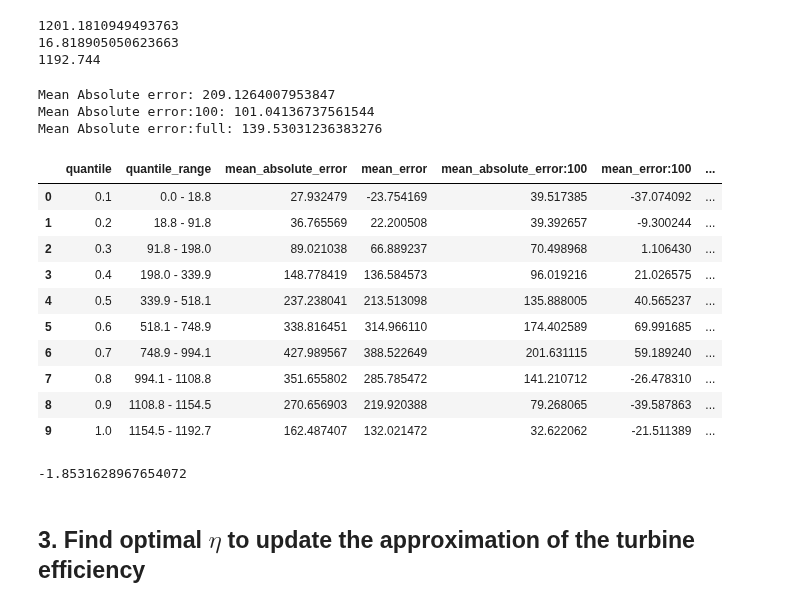
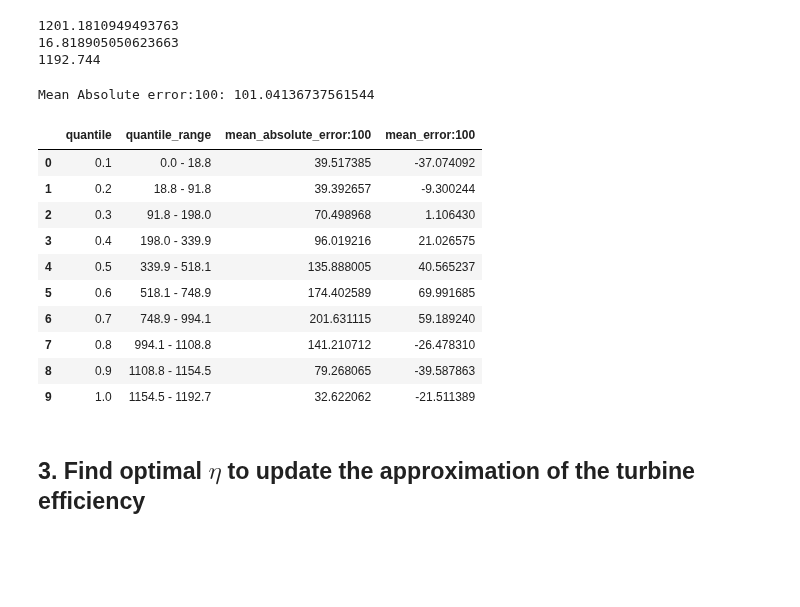
Before and after one commit to P-AEL/Energy_production_price_prediction, a Jupyter notebook: Generation_forecast/Wind_forecast/wind_foreacst_math_ml_model.ipynb, the cells around one changed output. Drawn from its saved outputs; the diff is of its cells as text; code cells hidden in the pictures; blank space fills up the shorter version.

```diff
--- a/Generation_forecast/Wind_forecast/wind_foreacst_math_ml_model.ipynb
+++ b/Generation_forecast/Wind_forecast/wind_foreacst_math_ml_model.ipynb
@@ -12,7 +12,7 @@ warnings.filterwarnings("ignore", category=DeprecationWarning)
 # Read the CSV file
 df_wind = pd.read_csv(os.path.join(os.getcwd(), '..', 'data', 'wind2.csv'))
 
-df_wind = df_wind.drop(columns=['SS_Price', 'boa_MWh', 'DA_Price', 'Wind_MWh_credit', 'dtm'])
+df_wind = df_wind.drop(columns=['SS_Price', 'boa_MWh', 'DA_Price', 'Wind_MWh_credit', 'dtm', 'MIP'])
 df_wind['reference_time'] = pd.to_datetime(df_wind['reference_time'])
 df_wind['valid_time'] = pd.to_datetime(df_wind['valid_time'])
 df_latest = df_wind.groupby('valid_time').tail(1)
@@ -20,13 +20,10 @@ df_latest = df_wind.groupby('valid_time').tail(1)
 # drop everything after Jan 20, 2024
 df_latest = df_latest[df_latest['valid_time'] < '2024-01-21']
 # %%
-df_latest['WindSpeed_avg'] = (df_latest['WindSpeed_dwd'] + df_latest['WindSpeed_ncep']) / 2
-df_latest['WindSpeed:100_avg'] = (df_latest['WindSpeed:100_dwd'] + df_latest['WindSpeed:100_ncep']) / 2
-df_latest['WindSpeed_full_avg'] = (df_latest['WindSpeed_avg'] + df_latest['WindSpeed:100_avg']) / 2
-df_latest['WindSpeed^3_avg'] = (df_latest['WindSpeed^3_dwd'] + df_latest['WindSpeed^3_ncep']) / 2
+# df_latest['WindSpeed:100_avg'] = (df_latest['WindSpeed:100_dwd'] + df_latest['WindSpeed:100_ncep']) / 2
 df_latest['WindSpeed^3:100_avg'] = (df_latest['WindSpeed^3:100_dwd'] + df_latest['WindSpeed^3:100_ncep']) / 2
-df_latest['WindSpeed^3_full_avg'] = (df_latest['WindSpeed^3_avg'] + df_latest['WindSpeed^3:100_avg']) / 2
 df_latest['Temperature_avg'] = (df_latest['Temperature_dwd'] + df_latest['Temperature_ncep']) / 2
 df_latest['RelativeHumidity_avg'] = (df_latest['RelativeHumidity_dwd'] + df_latest['RelativeHumidity_ncep']) / 2
+df_latest['WindDirection:100_avg'] = (df_latest['WindDirection:100_dwd'] + df_latest['WindDirection:100_ncep']) / 2
 
-df_latest = df_latest.drop(columns=['WindSpeed_dwd', 'WindSpeed_ncep', 'Temperature_dwd', 'Temperature_ncep', 'RelativeHumidity_dwd', 'RelativeHumidity_ncep', 'WindSpeed:100_dwd', 'WindSpeed:100_ncep', 'WindSpeed^3_dwd', 'WindSpeed^3_ncep', 'WindSpeed^3:100_dwd', 'WindSpeed^3:100_ncep'])
+df_latest = df_latest.drop(columns=['WindSpeed_dwd', 'WindSpeed_ncep', 'Temperature_dwd', 'Temperature_ncep', 'RelativeHumidity_dwd', 'RelativeHumidity_ncep', 'WindSpeed^3_dwd', 'WindSpeed^3_ncep', 'WindDirection_dwd', 'WindDirection_ncep', 'WindSpeed:100_dwd', 'WindSpeed:100_ncep', 'WindSpeed:100^3_dwd', 'WindSpeed:100^3_ncep'])
@@ -37,0 +30,3 @@ df_latest['WindSpeed_full_avg'], df_latest['WindSpeed^3_full_avg'] = df_latest['
+# %%
+# remove ^3 from the column names
+df_latest.columns = [col.replace('^3', '') for col in df_latest.columns]
@@ -74,21 +75,8 @@ rotor_area = np.pi * (rotor_diameter / 2) ** 2  # in m²
 const_internal_friction_coefficient = 0.5 * 1.240 * np.pi * 77**2 * 3**3 * approximated_total_efficiency * 174 / 1000000
 maximum_power_per_turbine = 7 # in MW
 
-# Calculating the Generated power
-df_latest['WindPower'] = 0.5 * df_latest['AirDensity'] * rotor_area * df_latest['WindSpeed_avg'] ** 3 * 174 / 1000000
-df_latest['UsableWindPower'] = np.minimum(df_latest['WindPower'], maximum_power_per_turbine * 174 / approximated_total_efficiency)
-# depending on the wind speed, the power output is limited to the maximum power output of the turbine or 0
-df_latest['PowerOutput'] = np.where((df_latest['WindSpeed_avg'] >= minimum_wind_speed) & (df_latest['WindSpeed_avg'] <= maximum_wind_speed_for_operation), df_latest['UsableWindPower'] * approximated_total_efficiency - const_internal_friction_coefficient, 0)
-
-# Same for 100m
+# Calculate power output based on wind speed at 100m
 df_latest['WindPower:100'] = 0.5 * df_latest['AirDensity'] * rotor_area * df_latest['WindSpeed:100_avg'] ** 3 * 174 / 1000000
 df_latest['UsableWindPower:100'] = np.minimum(df_latest['WindPower:100'], maximum_power_per_turbine * 174 / approximated_total_efficiency)
 df_latest['PowerOutput:100'] = np.where((df_latest['WindSpeed:100_avg'] >= minimum_wind_speed) & (df_latest['WindSpeed:100_avg'] <= maximum_wind_speed_for_operation), df_latest['UsableWindPower:100'] * approximated_total_efficiency - const_internal_friction_coefficient, 0)
-
-# Same for full
-df_latest['WindPower_full'] = 0.5 * df_latest['AirDensity'] * rotor_area * df_latest['WindSpeed_full_avg'] ** 3 * 174 / 1000000
-# df_latest['UsableWindPower_full'] = np.minimum(df_latest['WindPower_full'], 0.5 * df_latest['AirDensity'] * rotor_area * maximum_wind_speed_for_power_curve ** 3 * 174 / 1000000) - const_internal_friction_coefficient
-# df_latest['PowerOutput_full'] = np.where((df_latest['WindSpeed_full_avg'] >= minimum_wind_speed) & (df_latest['WindSpeed_full_avg'] <= maximum_wind_speed_for_operation), df_latest['UsableWindPower_full'] * approximated_total_efficiency, 0)
-df_latest['UsableWindPower_full'] = np.minimum(df_latest['WindPower_full'], maximum_power_per_turbine * 174 / approximated_total_efficiency)
-df_latest['PowerOutput_full'] = np.where((df_latest['WindSpeed_full_avg'] >= minimum_wind_speed) & (df_latest['WindSpeed_full_avg'] <= maximum_wind_speed_for_operation), df_latest['UsableWindPower_full'] * approximated_total_efficiency - const_internal_friction_coefficient, 0)
 # %%
@@ -102,54 +90,41 @@ print(max(df_latest['Wind_MW']))
 # %%
 # Forecast stats
 # Absolute error
-print('Mean Absolute error:', np.mean(np.abs(df_latest['Wind_MW'] - df_latest['PowerOutput'])))
 print('Mean Absolute error:100:', np.mean(np.abs(df_latest['Wind_MW'] - df_latest['PowerOutput:100'])))
-print('Mean Absolute error:full:', np.mean(np.abs(df_latest['Wind_MW'] - df_latest['PowerOutput_full'])))
 # Initialize a list to collect the stats
-stats_df = pd.DataFrame({'quantile': [], 'quantile_range': [], 'mean_absolute_error': [], 'mean_error': [], 'mean_absolute_error:100': [], 'mean_error:100': [], 'mean_absolute_error:full': [], 'mean_error:full': []})
+stats_df = pd.DataFrame({'quantile': [], 'quantile_range': [], 'mean_absolute_error:100': [], 'mean_error:100': []})
 
 # Mean absolute error in 10% quantiles
 for q in np.arange(0.1, 1.1, 0.1):
     # Filter the DataFrame for each quantile range
     quantile_df = df_latest[(df_latest['Wind_MW'] < df_latest['Wind_MW'].quantile(q)) & (df_latest['Wind_MW'] >= df_latest['Wind_MW'].quantile(q - 0.1))]
 
     # Calculate the statistics
     quantile_stats = {
         'quantile': q,
         'quantile_range': f'{df_latest["Wind_MW"].quantile(q - 0.1):.1f} - {df_latest["Wind_MW"].quantile(q):.1f}',
-        'mean_absolute_error': np.mean(np.abs(quantile_df['Wind_MW'] - quantile_df['PowerOutput'])),
-        'mean_error': np.mean(quantile_df['Wind_MW'] - quantile_df['PowerOutput']),
         'mean_absolute_error:100': np.mean(np.abs(quantile_df['Wind_MW'] - quantile_df['PowerOutput:100'])),
         'mean_error:100': np.mean(quantile_df['Wind_MW'] - quantile_df['PowerOutput:100']),
-        'mean_absolute_error:full': np.mean(np.abs(quantile_df['Wind_MW'] - quantile_df['PowerOutput_full'])),
-        'mean_error:full': np.mean(quantile_df['Wind_MW'] - quantile_df['PowerOutput_full'])
     }
 
     # Append to the list
     stats_df.loc[len(stats_df)] = quantile_stats
 
 # Display the DataFrame
 stats_df
 # %% [output]
-Mean Absolute error: 209.1264007953847
 Mean Absolute error:100: 101.04136737561544
-Mean Absolute error:full: 139.53031236383276
-|  | quantile | quantile_range | mean_absolute_error | mean_error | mean_absolute_error:100 | mean_error:100 | ... |
-| 0 | 0.1 | 0.0 - 18.8 | 27.932479 | -23.754169 | 39.517385 | -37.074092 | ... |
-| 1 | 0.2 | 18.8 - 91.8 | 36.765569 | 22.200508 | 39.392657 | -9.300244 | ... |
-| 2 | 0.3 | 91.8 - 198.0 | 89.021038 | 66.889237 | 70.498968 | 1.106430 | ... |
-| 3 | 0.4 | 198.0 - 339.9 | 148.778419 | 136.584573 | 96.019216 | 21.026575 | ... |
-| 4 | 0.5 | 339.9 - 518.1 | 237.238041 | 213.513098 | 135.888005 | 40.565237 | ... |
-| 5 | 0.6 | 518.1 - 748.9 | 338.816451 | 314.966110 | 174.402589 | 69.991685 | ... |
-| 6 | 0.7 | 748.9 - 994.1 | 427.989567 | 388.522649 | 201.631115 | 59.189240 | ... |
-| 7 | 0.8 | 994.1 - 1108.8 | 351.655802 | 285.785472 | 141.210712 | -26.478310 | ... |
-| 8 | 0.9 | 1108.8 - 1154.5 | 270.656903 | 219.920388 | 79.268065 | -39.587863 | ... |
-| 9 | 1.0 | 1154.5 - 1192.7 | 162.487407 | 132.021472 | 32.622062 | -21.511389 | ... |
+|  | quantile | quantile_range | mean_absolute_error:100 | mean_error:100 |
+| 0 | 0.1 | 0.0 - 18.8 | 39.517385 | -37.074092 |
+| 1 | 0.2 | 18.8 - 91.8 | 39.392657 | -9.300244 |
+| 2 | 0.3 | 91.8 - 198.0 | 70.498968 | 1.106430 |
+| 3 | 0.4 | 198.0 - 339.9 | 96.019216 | 21.026575 |
+| 4 | 0.5 | 339.9 - 518.1 | 135.888005 | 40.565237 |
+| 5 | 0.6 | 518.1 - 748.9 | 174.402589 | 69.991685 |
+| 6 | 0.7 | 748.9 - 994.1 | 201.631115 | 59.189240 |
+| 7 | 0.8 | 994.1 - 1108.8 | 141.210712 | -26.478310 |
+| 8 | 0.9 | 1108.8 - 1154.5 | 79.268065 | -39.587863 |
+| 9 | 1.0 | 1154.5 - 1192.7 | 32.622062 | -21.511389 |
-# %%
-# average difference between WindSpeed_avg and WindSpeed:100_avg
-print(np.mean(df_latest['WindSpeed_avg'] - df_latest['WindSpeed:100_avg']))
-# %% [output]
--1.8531628967654072
 # %% [markdown]
 ## 3. Find optimal $\eta$ to update the approximation of the turbine efficiency
 # %%
```
Also changed, not shown: parts of 17 cells of this notebook, 10 other files.
